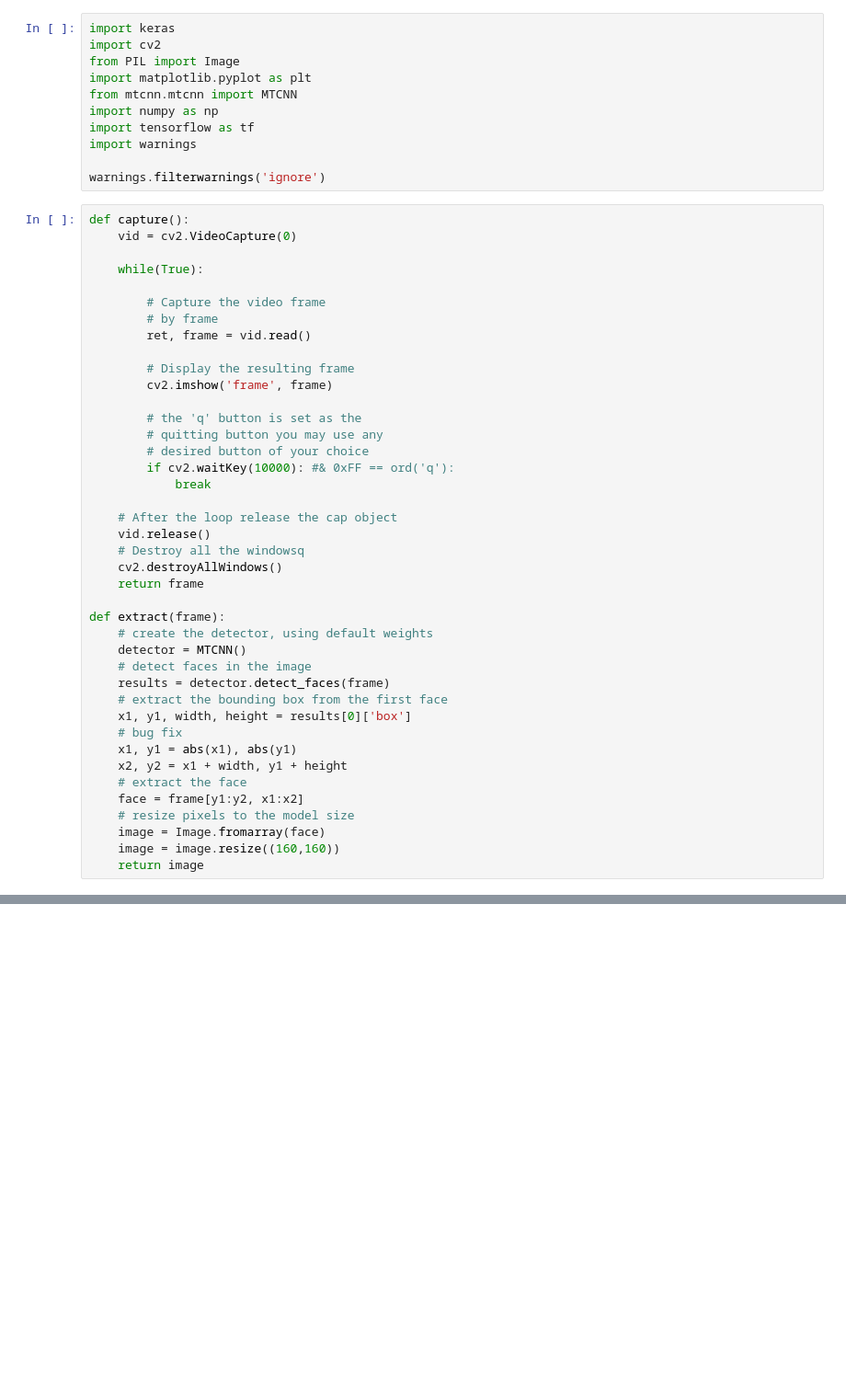
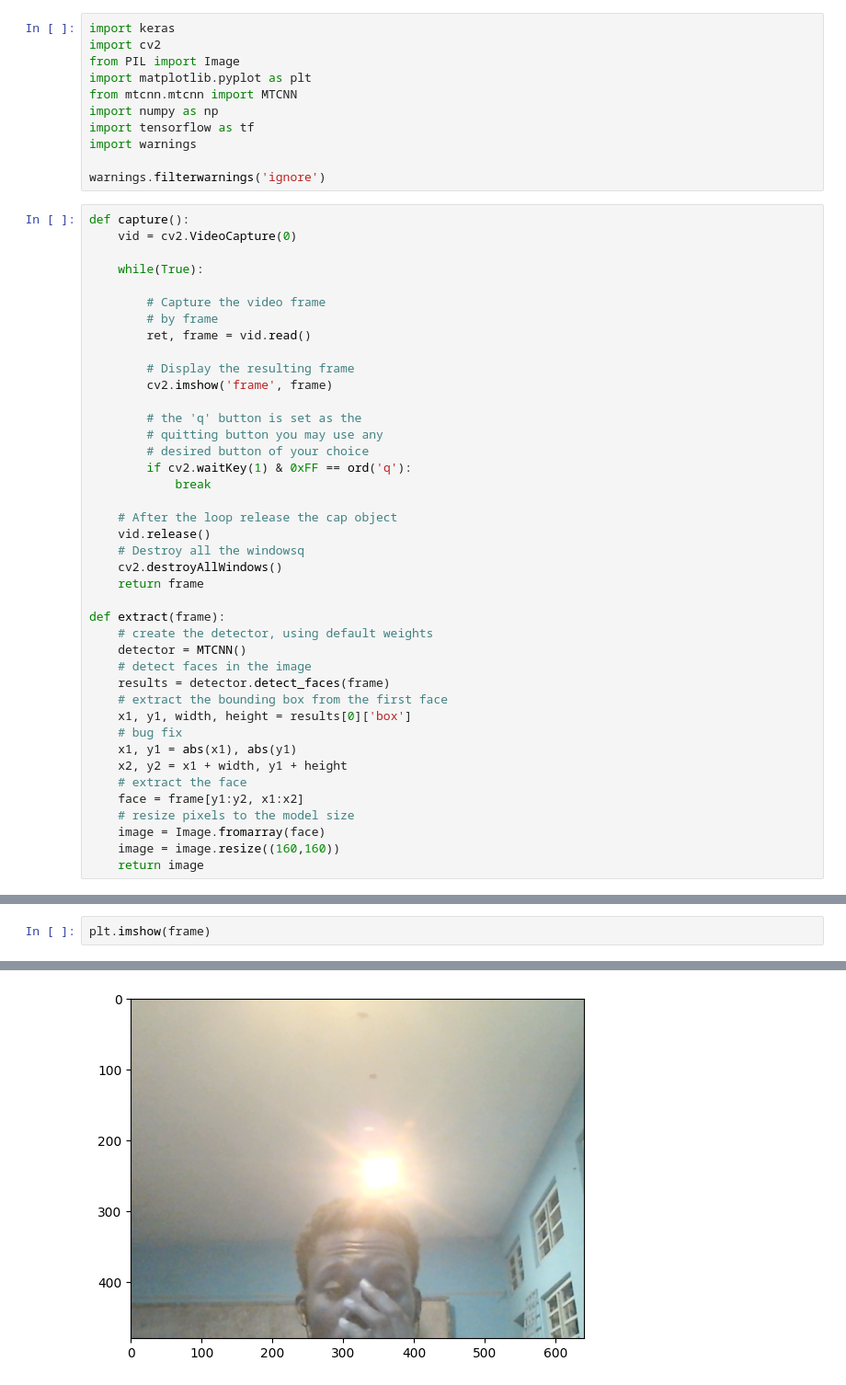
Before and after one commit to Godwin-T/Register-Project, a Jupyter notebook: test.ipynb, the cells around one changed output, grey strips where cells are left out. Shown at 92% size. Saved outputs shown, nothing was run; the diff lists cells and outputs as text; blank space fills up the shorter version.

```diff
--- a/test.ipynb
+++ b/test.ipynb
@@ -25,7 +25,7 @@ def capture():
         # the 'q' button is set as the
         # quitting button you may use any
         # desired button of your choice
-        if cv2.waitKey(10000): #& 0xFF == ord('q'):
+        if cv2.waitKey(1) & 0xFF == ord('q'):
             break
 
     # After the loop release the cap object
@@ -71,0 +55,3 @@ plt.imshow(img)
+# %%
+plt.imshow(frame)
+# %% [output]
@@ -72,3 +59,4 @@ plt.imshow(img)
+[figure, added]
 # %%
 np.asarray(img).shape
 # %% [output]
```
Also changed, not shown: parts of 9 cells of this notebook, 2 other files.
